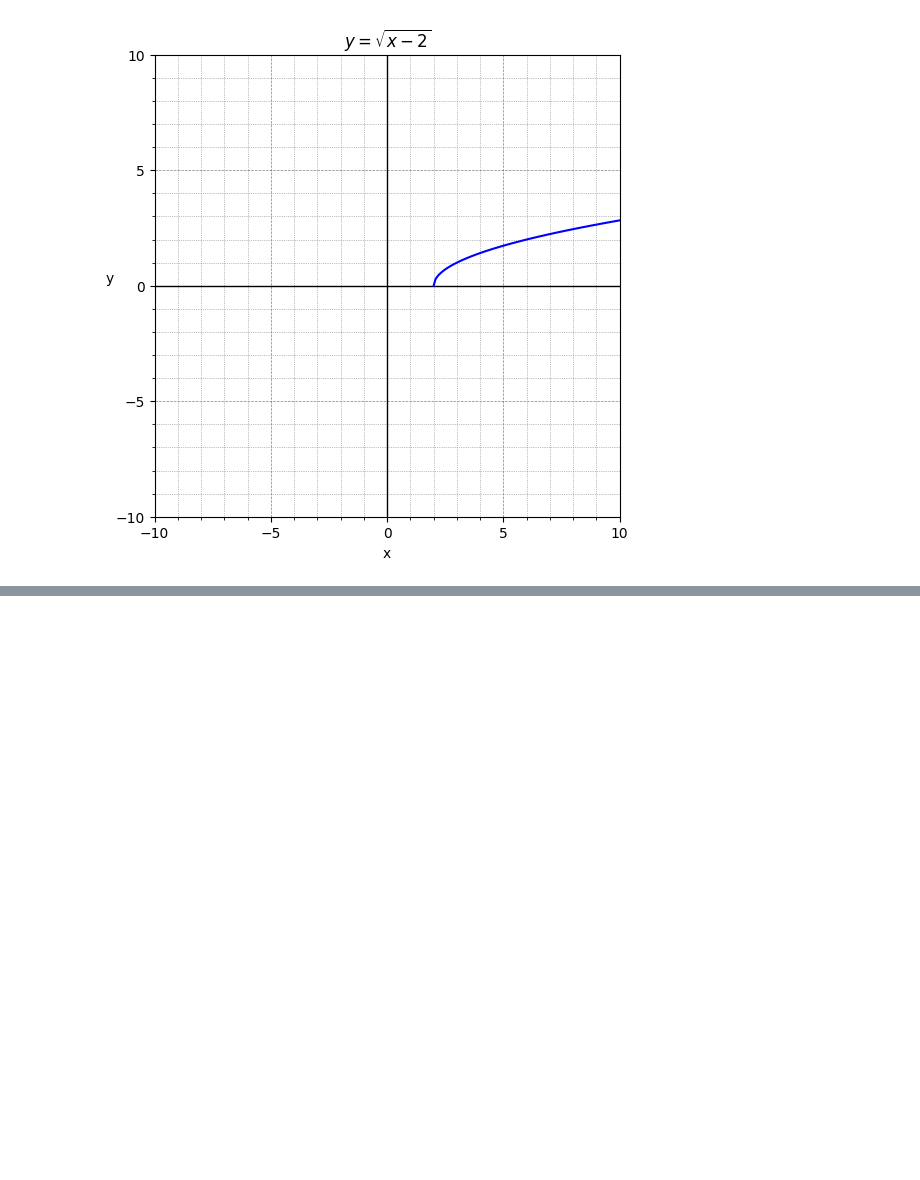
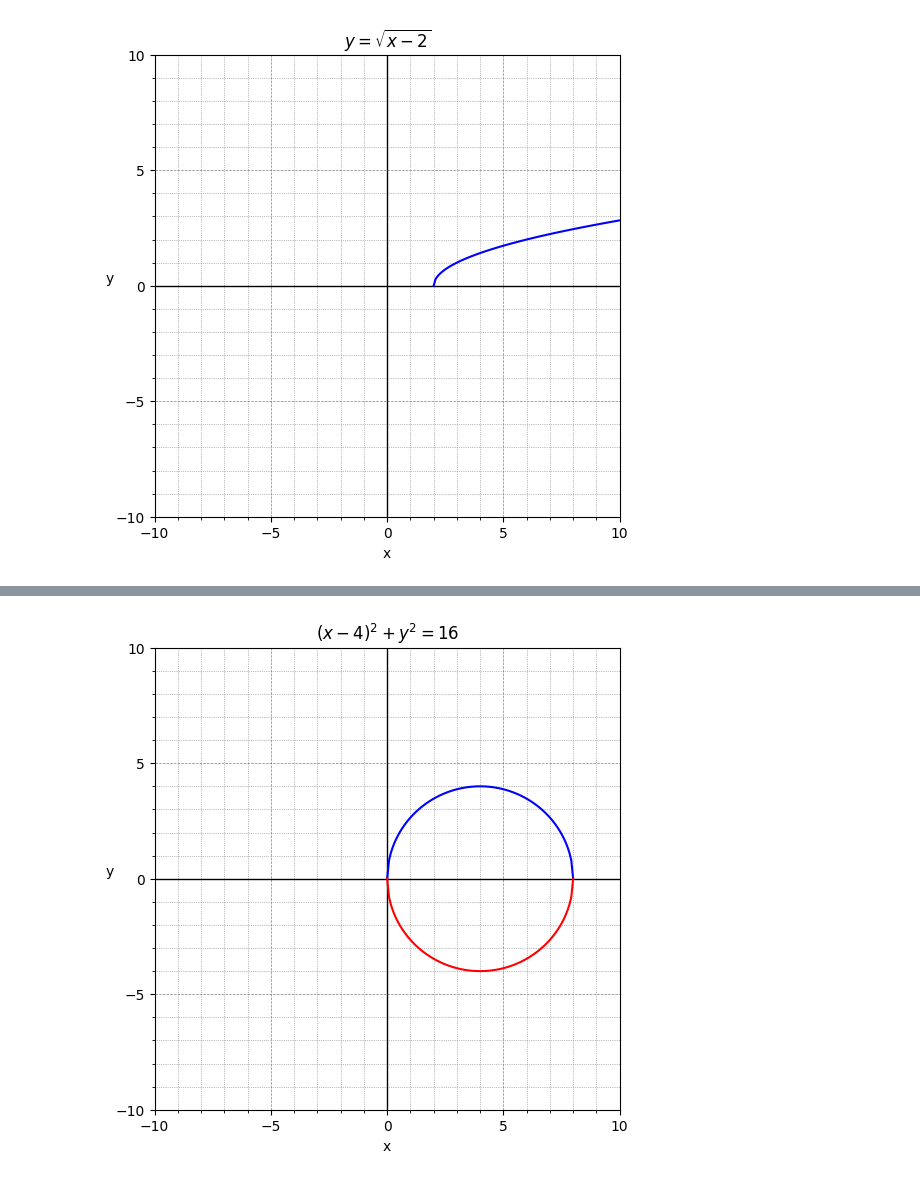
Before and after one commit to seanjiangsh/math-practice, a Jupyter notebook: algebra/plotting.ipynb, the cells around one changed output, grey strips where cells are left out. Cells and saved outputs as stored; diff of their text form; code cells hidden in the pictures; blank space fills up the shorter version.

```diff
--- a/algebra/plotting.ipynb
+++ b/algebra/plotting.ipynb
@@ -160,0 +175,15 @@ plot_lines(title, lines)
+# %%
+# Circle: (x-4)^2 + y^2 = 16
+x = np.linspace(0, 8, 100)
+y_positive = np.sqrt(-(x-4)**2 + 16)
+y_negative = -np.sqrt(-(x-4)**2 + 16)
+
+lines = [
+  {'x': x, 'y': y_positive, 'color': 'blue'},
+  {'x': x, 'y': y_negative, 'color': 'red'}
+]
+title = '$(x-4)^2 + y^2 = 16$'
+
+plot_lines(title, lines)
+# %% [output]
+[figure, added]
```
Also changed, not shown: parts of 1 cell of this notebook, 2 other files.
